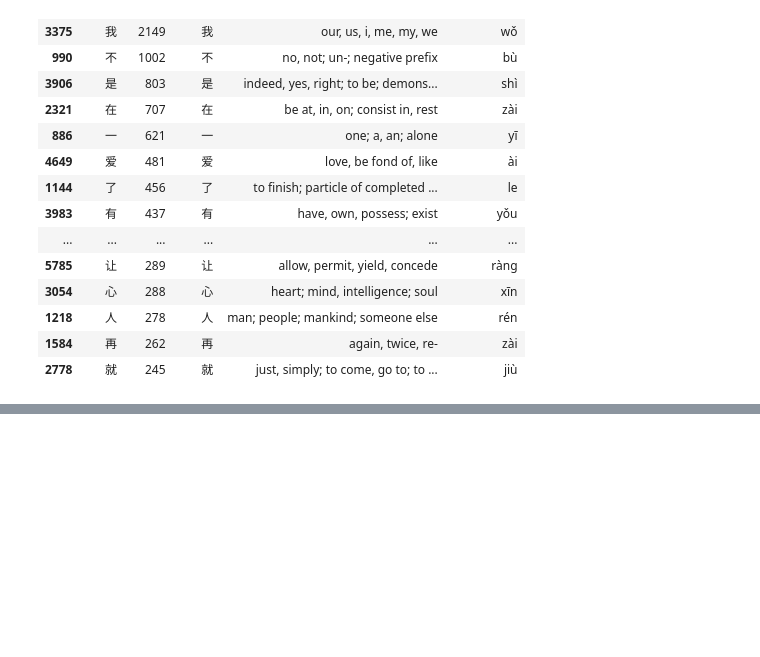
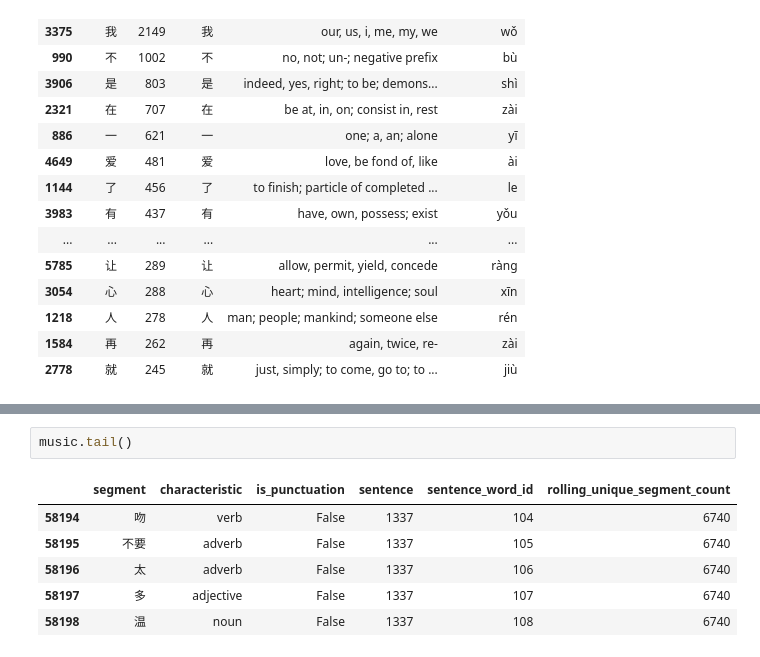
Before and after one commit to ptrstn/technikum-big-data, a Jupyter notebook: notebooks/music_segmentation.ipynb, the cells around one changed output, grey strips where cells are left out. Cells and saved outputs as stored; diff of their text form; blank space fills up the shorter version.

```diff
--- a/notebooks/music_segmentation.ipynb
+++ b/notebooks/music_segmentation.ipynb
@@ -191,0 +200,9 @@ Merging Unihan with HSK dataframe...
+# %%
+music.tail()
+# %% [output]
+|  | segment | characteristic | is_punctuation | sentence | sentence_word_id | rolling_unique_segment_count |
+| 58194 | 吻 | verb | False | 1337 | 104 | 6740 |
+| 58195 | 不要 | adverb | False | 1337 | 105 | 6740 |
+| 58196 | 太 | adverb | False | 1337 | 106 | 6740 |
+| 58197 | 多 | adjective | False | 1337 | 107 | 6740 |
+| 58198 | 温 | noun | False | 1337 | 108 | 6740 |
```
Also changed, not shown: parts of 1 cell of this notebook, 3 other files.
